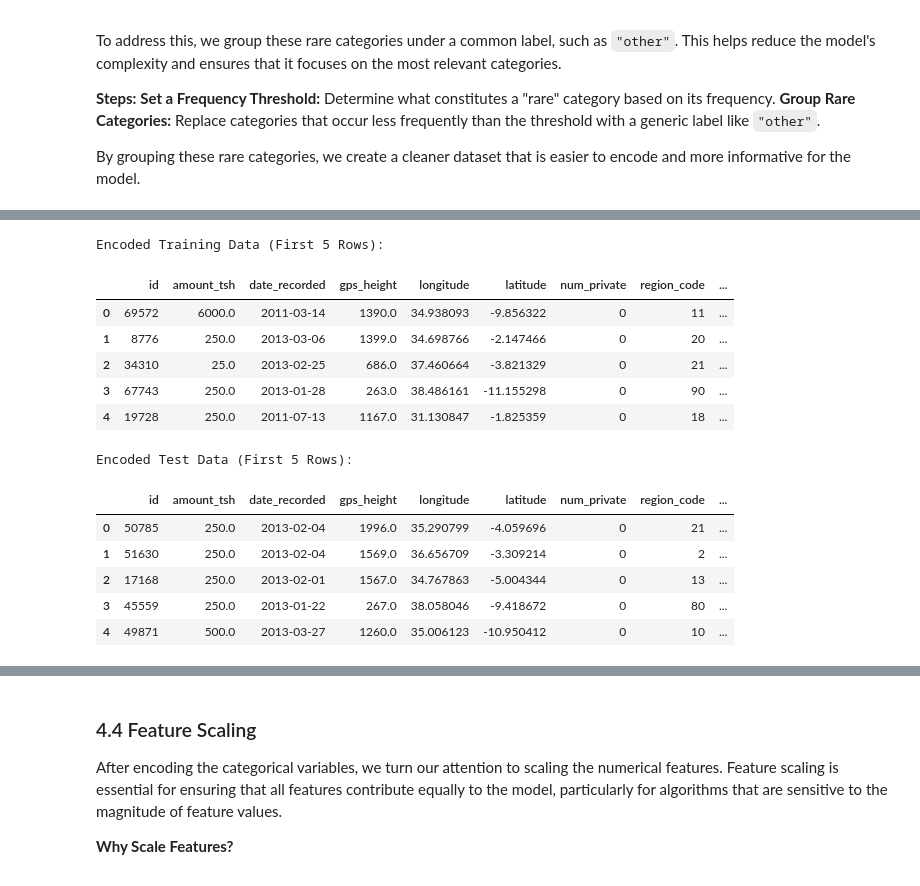
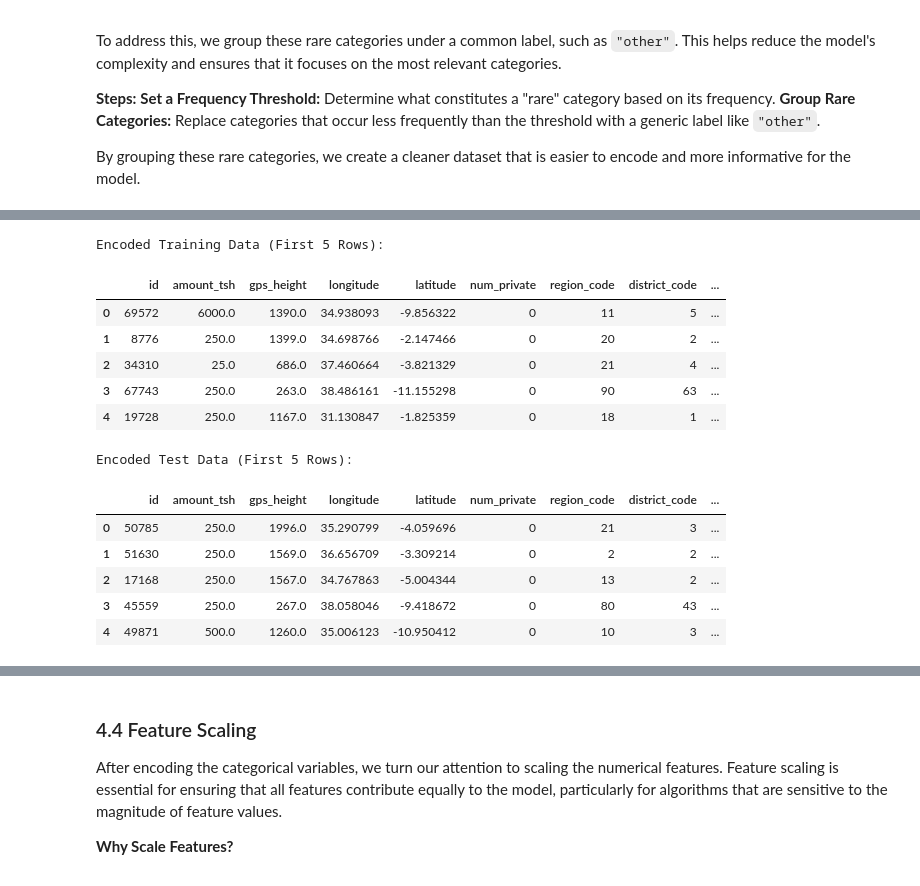
Before and after one commit to George-Chira/ml_water_project, a Jupyter notebook: index.ipynb, the cells around one changed output, grey strips where cells are left out. Drawn from its saved outputs; the diff is of its cells as text; code cells hidden in the pictures.

```diff
--- a/index.ipynb
+++ b/index.ipynb
@@ -362,3 +362,11 @@ for df in [df_train_copy, df_test_copy]:
 # Reapply the missing value handling to fill NaNs created by unrealistic values
 fill_missing_values(df_train_copy)
 fill_missing_values(df_test_copy)
+
+# Remove 'date_recorded' after extracting features as it is no longer needed
+df_train_copy = df_train_copy.drop(columns=['date_recorded'])
+df_test_copy = df_test_copy.drop(columns=['date_recorded'])
+
+# Verify removal
+print("Columns after removing 'date_recorded':")
+print(df_train_copy.columns)
@@ -440,38 +458,33 @@ By completing this step, we prepare our categorical data for modeling, ensuring
 # %%
 # Identify categorical columns (object dtype) in the training set, excluding 'status_group'
 categorical_cols = df_train_copy.select_dtypes(include='object').columns.tolist()
-categorical_cols.remove('status_group')  # Ensure 'status_group' is excluded
+categorical_cols.remove('status_group')  # Exclude 'status_group' as it is the target variable
 
-# One-hot encode categorical variables for the training set
+# One-hot encode categorical variables for both the training and test sets
 df_train_encoded = pd.get_dummies(df_train_copy, columns=categorical_cols, drop_first=True)
-
-# One-hot encode categorical variables for the test set using the same categorical columns
 df_test_encoded = pd.get_dummies(df_test_copy, columns=categorical_cols, drop_first=True)
 
 # Align the test set with the training set to ensure matching columns
 df_train_encoded, df_test_encoded = df_train_encoded.align(df_test_encoded, join='left', axis=1, fill_value=0)
-
-# Reattach the target variable to the encoded training data
-df_train_encoded['status_group'] = df_train_copy['status_group']
 
 # Verify the first few rows of the encoded datasets
 print("Encoded Training Data (First 5 Rows):")
 display(df_train_encoded.head())
 
 print("Encoded Test Data (First 5 Rows):")
 display(df_test_encoded.head())
 # %% [output]
 Encoded Training Data (First 5 Rows):
-|  | id | amount_tsh | date_recorded | gps_height | longitude | latitude | num_private | region_code | ... |
-| 0 | 69572 | 6000.0 | 2011-03-14 | 1390.0 | 34.938093 | -9.856322 | 0 | 11 | ... |
-| 1 | 8776 | 250.0 | 2013-03-06 | 1399.0 | 34.698766 | -2.147466 | 0 | 20 | ... |
-| 2 | 34310 | 25.0 | 2013-02-25 | 686.0 | 37.460664 | -3.821329 | 0 | 21 | ... |
-| 3 | 67743 | 250.0 | 2013-01-28 | 263.0 | 38.486161 | -11.155298 | 0 | 90 | ... |
-| 4 | 19728 | 250.0 | 2011-07-13 | 1167.0 | 31.130847 | -1.825359 | 0 | 18 | ... |
+|  | id | amount_tsh | gps_height | longitude | latitude | num_private | region_code | district_code | ... |
+| 0 | 69572 | 6000.0 | 1390.0 | 34.938093 | -9.856322 | 0 | 11 | 5 | ... |
+| 1 | 8776 | 250.0 | 1399.0 | 34.698766 | -2.147466 | 0 | 20 | 2 | ... |
+| 2 | 34310 | 25.0 | 686.0 | 37.460664 | -3.821329 | 0 | 21 | 4 | ... |
+| 3 | 67743 | 250.0 | 263.0 | 38.486161 | -11.155298 | 0 | 90 | 63 | ... |
+| 4 | 19728 | 250.0 | 1167.0 | 31.130847 | -1.825359 | 0 | 18 | 1 | ... |
 Encoded Test Data (First 5 Rows):
-|  | id | amount_tsh | date_recorded | gps_height | longitude | latitude | num_private | region_code | ... |
-| 0 | 50785 | 250.0 | 2013-02-04 | 1996.0 | 35.290799 | -4.059696 | 0 | 21 | ... |
-| 1 | 51630 | 250.0 | 2013-02-04 | 1569.0 | 36.656709 | -3.309214 | 0 | 2 | ... |
-| 2 | 17168 | 250.0 | 2013-02-01 | 1567.0 | 34.767863 | -5.004344 | 0 | 13 | ... |
-| 3 | 45559 | 250.0 | 2013-01-22 | 267.0 | 38.058046 | -9.418672 | 0 | 80 | ... |
-| 4 | 49871 | 500.0 | 2013-03-27 | 1260.0 | 35.006123 | -10.950412 | 0 | 10 | ... |
+|  | id | amount_tsh | gps_height | longitude | latitude | num_private | region_code | district_code | ... |
+| 0 | 50785 | 250.0 | 1996.0 | 35.290799 | -4.059696 | 0 | 21 | 3 | ... |
+| 1 | 51630 | 250.0 | 1569.0 | 36.656709 | -3.309214 | 0 | 2 | 2 | ... |
+| 2 | 17168 | 250.0 | 1567.0 | 34.767863 | -5.004344 | 0 | 13 | 2 | ... |
+| 3 | 45559 | 250.0 | 267.0 | 38.058046 | -9.418672 | 0 | 80 | 43 | ... |
+| 4 | 49871 | 500.0 | 1260.0 | 35.006123 | -10.950412 | 0 | 10 | 3 | ... |
```
Also changed, not shown: parts of 9 cells of this notebook.
